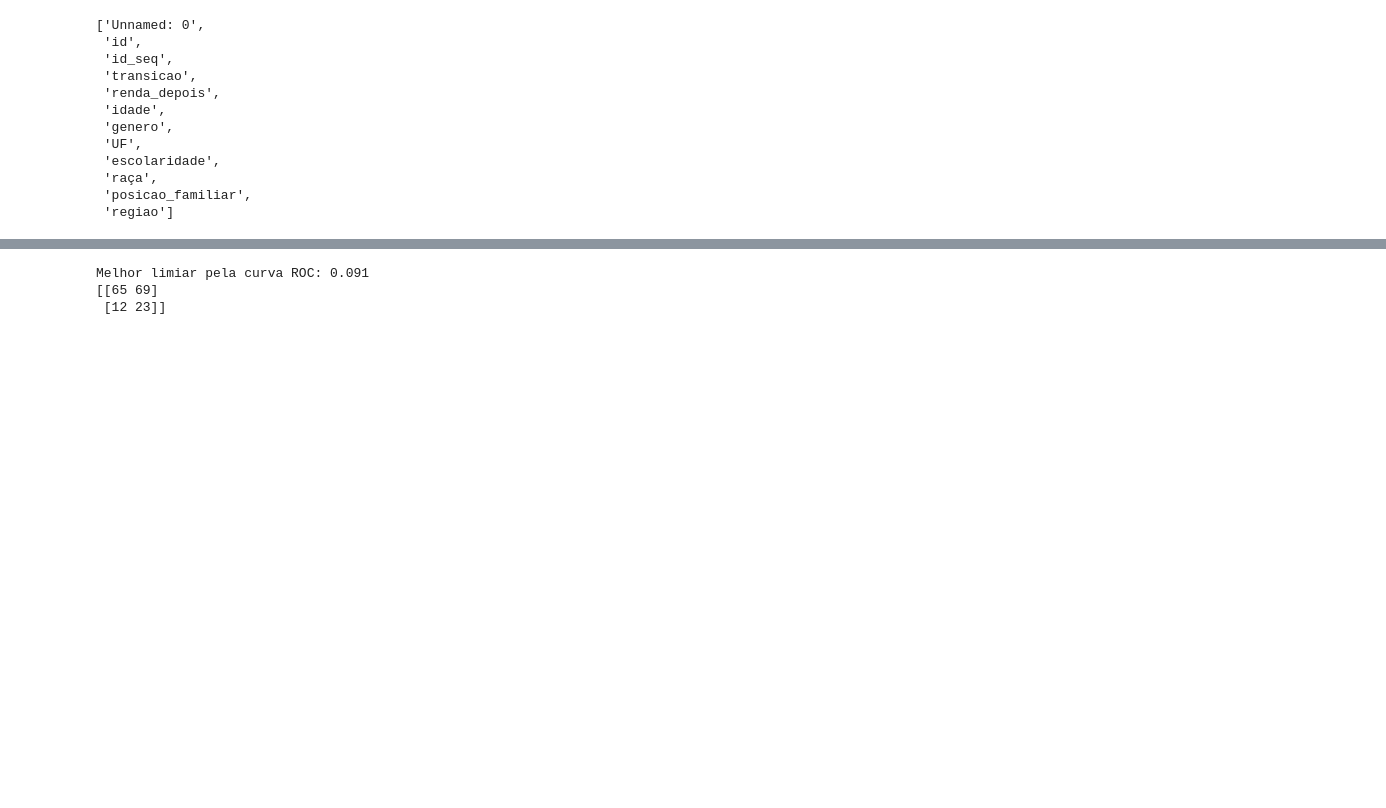
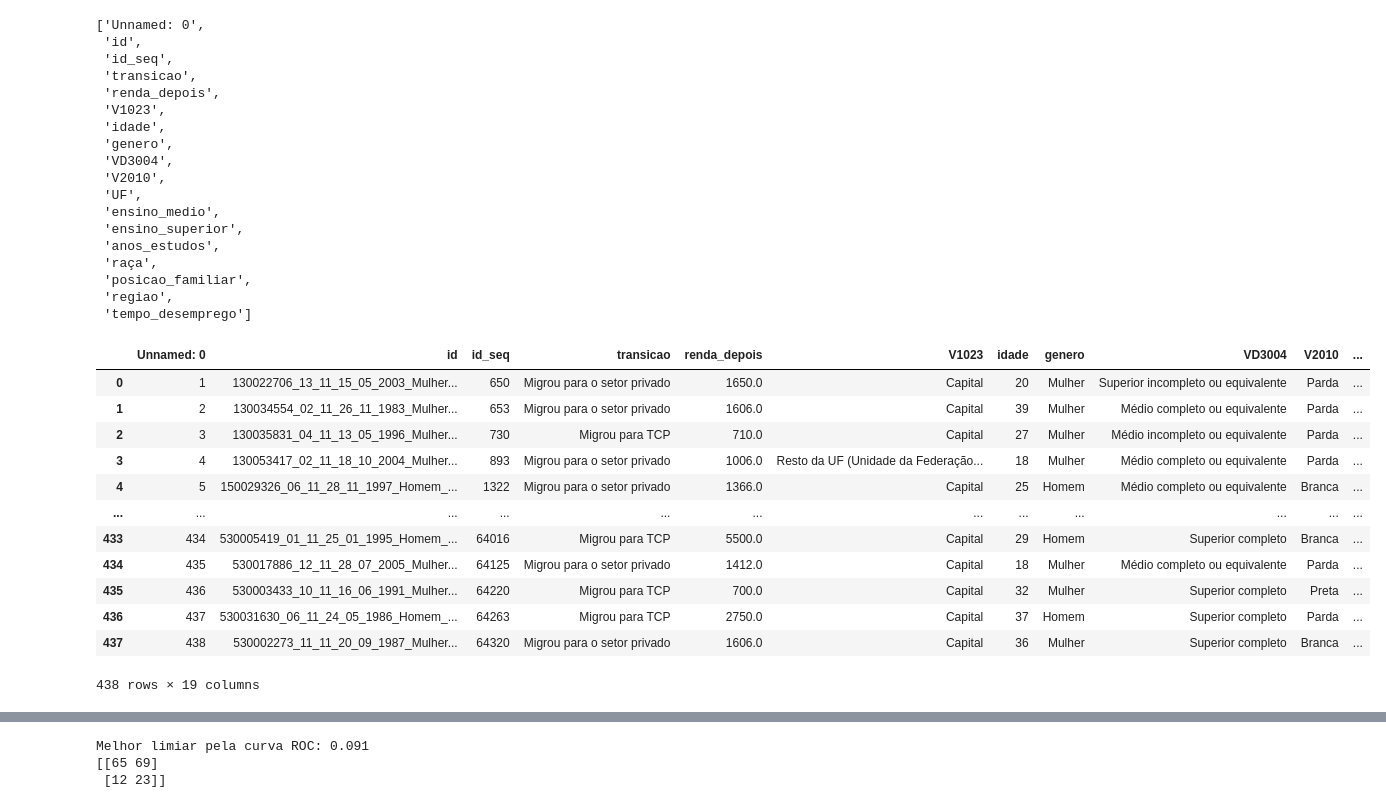
Before and after one commit to danielppagotto/tcp, a Jupyter notebook: 02_script/predicao_mobilidade_2.ipynb, the cells around one changed output, grey strips where cells are left out. Drawn from its saved outputs; the diff is of its cells as text; code cells hidden in the pictures; blank space fills up the shorter version.

```diff
--- a/02_script/predicao_mobilidade_2.ipynb
+++ b/02_script/predicao_mobilidade_2.ipynb
@@ -26,7 +26,7 @@ import optuna
 import plotly.graph_objects as go
 import seaborn as sns
 # %%
-df_completo = pd.read_csv(r"C:\Users\alefs\OneDrive\Documentos\GitHub\tcp\01_dados\data_mobilidade.csv")
+df_completo = pd.read_csv(r"C:\Users\alefs\OneDrive\Documentos\GitHub\tcp\01_dados\data_mobilidade_V3.csv")
 
 list(df_completo.columns)
 # %% [output]
@@ -35,11 +35,46 @@ list(df_completo.columns)
  'id_seq',
  'transicao',
  'renda_depois',
+ 'V1023',
  'idade',
  'genero',
+ 'VD3004',
+ 'V2010',
  'UF',
- 'escolaridade',
+ 'ensino_medio',
+ 'ensino_superior',
+ 'anos_estudos',
  'raça',
  'posicao_familiar',
- 'regiao']
+ 'regiao',
+ 'tempo_desemprego']
+# %%
+# Defina os intervalos
+bins = list(range(1, 25, 3)) + [float('inf')]
+labels = [f'{i}-{i+2}' for i in range(1, 25, 3)]
+labels[-1] = '25 ou mais'
+
+# Crie a nova coluna com os intervalos
+df_completo['intervalo_tempo_desemprego'] = pd.cut(
+    df_encod['tempo_desemprego'],
+    bins=bins,
+    labels=labels,
+    right=True
+)
+
+df_completo
+# %% [output]
+|  | Unnamed: 0 | id | id_seq | transicao | renda_depois | V1023 | idade | genero | VD3004 | V2010 | ... |
+| 0 | 1 | 130022706_13_11_15_05_2003_Mulher... | 650 | Migrou para o setor privado | 1650.0 | Capital | 20 | Mulher | Superior incompleto ou equivalente | Parda | ... |
+| 1 | 2 | 130034554_02_11_26_11_1983_Mulher... | 653 | Migrou para o setor privado | 1606.0 | Capital | 39 | Mulher | Médio completo ou equivalente | Parda | ... |
+| 2 | 3 | 130035831_04_11_13_05_1996_Mulher... | 730 | Migrou para TCP | 710.0 | Capital | 27 | Mulher | Médio incompleto ou equivalente | Parda | ... |
+| 3 | 4 | 130053417_02_11_18_10_2004_Mulher... | 893 | Migrou para o setor privado | 1006.0 | Resto da UF (Unidade da Federação... | 18 | Mulher | Médio completo ou equivalente | Parda | ... |
+| 4 | 5 | 150029326_06_11_28_11_1997_Homem_... | 1322 | Migrou para o setor privado | 1366.0 | Capital | 25 | Homem | Médio completo ou equivalente | Branca | ... |
+| ... | ... | ... | ... | ... | ... | ... | ... | ... | ... | ... | ... |
+| 433 | 434 | 530005419_01_11_25_01_1995_Homem_... | 64016 | Migrou para TCP | 5500.0 | Capital | 29 | Homem | Superior completo | Branca | ... |
+| 434 | 435 | 530017886_12_11_28_07_2005_Mulher... | 64125 | Migrou para o setor privado | 1412.0 | Capital | 18 | Mulher | Médio completo ou equivalente | Parda | ... |
+| 435 | 436 | 530003433_10_11_16_06_1991_Mulher... | 64220 | Migrou para TCP | 700.0 | Capital | 32 | Mulher | Superior completo | Preta | ... |
+| 436 | 437 | 530031630_06_11_24_05_1986_Homem_... | 64263 | Migrou para TCP | 2750.0 | Capital | 37 | Homem | Superior completo | Parda | ... |
+| 437 | 438 | 530002273_11_11_20_09_1987_Mulher... | 64320 | Migrou para o setor privado | 1606.0 | Capital | 36 | Mulher | Superior completo | Branca | ... |
+438 rows × 19 columns
 # %%
```
Also changed, not shown: parts of 7 cells of this notebook, 45 other files.
